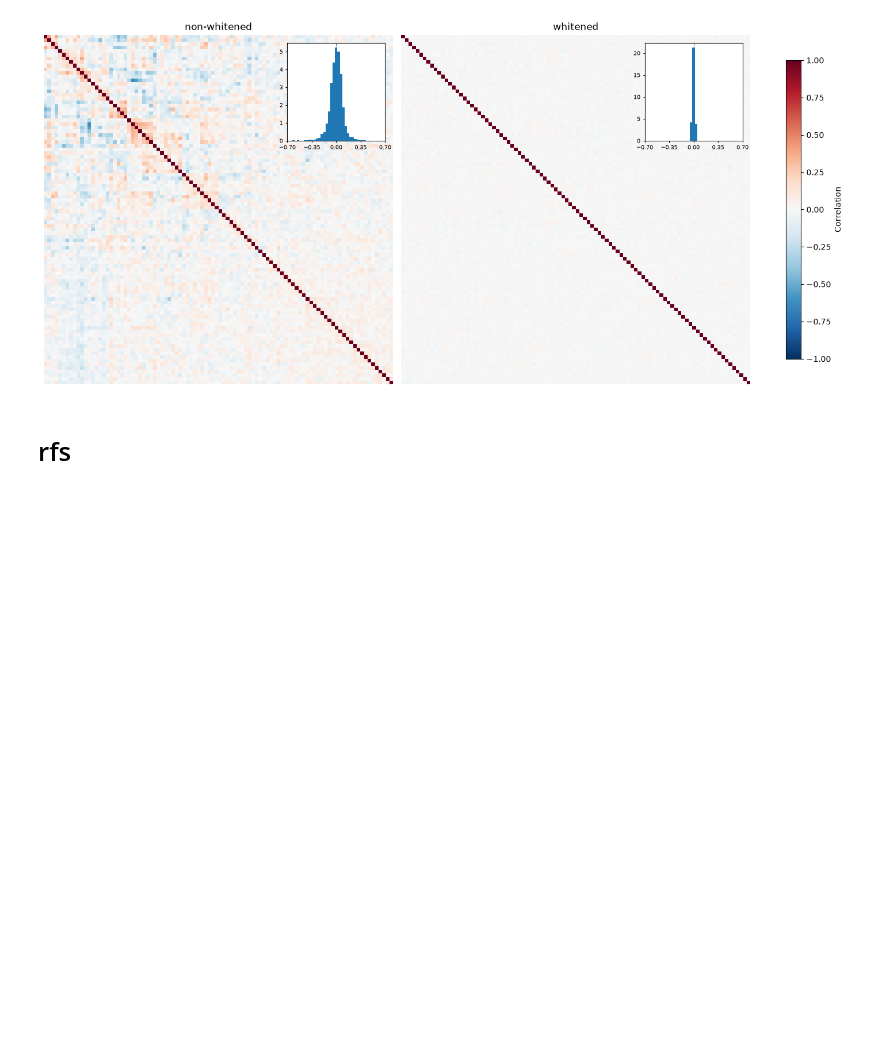
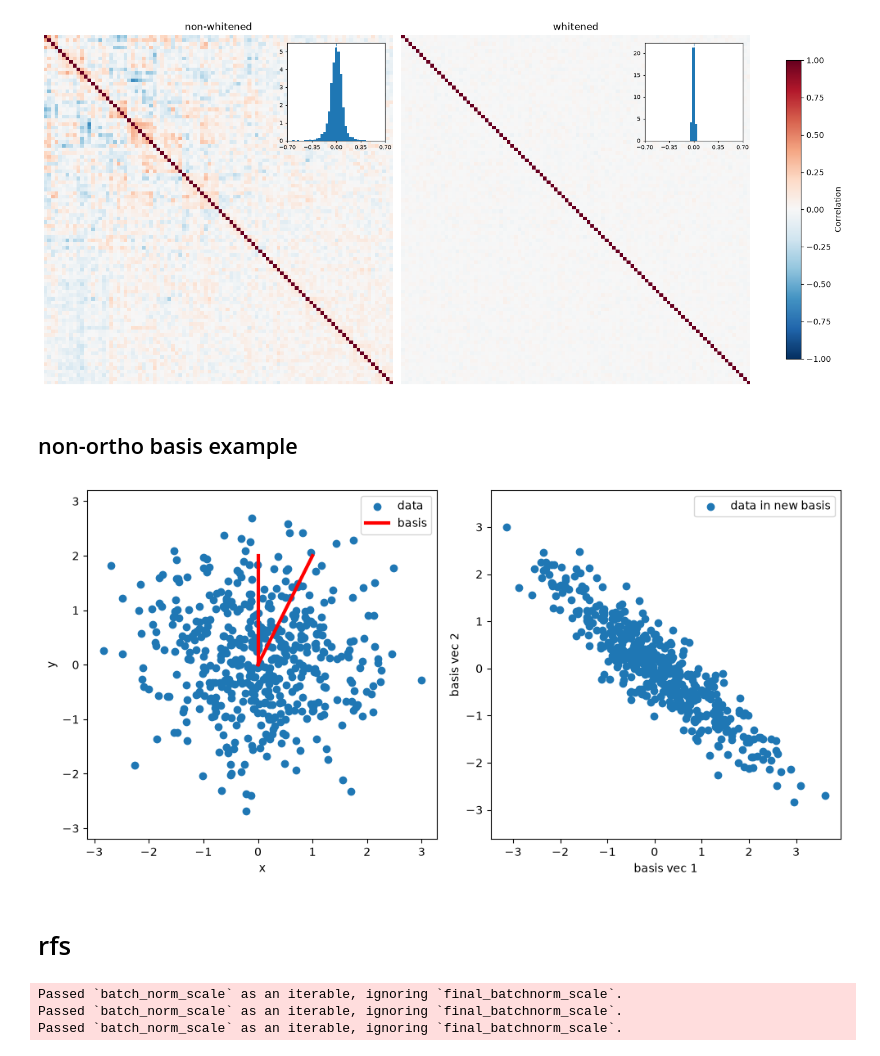
Before and after one commit to NathanSoeding/sensorium, a Jupyter notebook: analysis/paper_plots.ipynb, the cells around one changed output. Saved outputs shown, nothing was run; the diff lists cells and outputs as text; code cells hidden in the pictures; blank space fills up the shorter version.

```diff
--- a/analysis/paper_plots.ipynb
+++ b/analysis/paper_plots.ipynb
@@ -285,8 +285,53 @@ fig, axes = plot_corr_matrices(
 plt.show()
 # %% [output]
 [figure]
+# %% [markdown]
+## non-ortho basis example
+# %%
+X = torch.randn(500, 2)
+B = torch.tensor(
+    [[0, 1],
+     [2, 2]],
+    dtype=torch.float32
+)
+# %%
+fig, axs = plt.subplots(1, 2, figsize=(10, 5))
+axs[0].scatter(X[:, 0], X[:, 1], label='data')
+axs[0].plot([0, B[0, 0]], [0, B[1, 0]], c='r', linewidth=3, label='basis')
+axs[0].plot([0, B[0, 1]], [0, B[1, 1]], c='r', linewidth=3)
+axs[0].axis('equal')
+axs[0].set_xlabel('x')
+axs[0].set_ylabel('y')
+axs[0].legend()
+
+XB = X @ torch.linalg.inv(B).T
+axs[1].scatter(XB[:, 0], XB[:, 1], label='data in new basis')
+axs[1].axis('equal')
+axs[1].set_xlabel('basis vec 1')
+axs[1].set_ylabel('basis vec 2')
+axs[1].legend()
+
+plt.tight_layout()
+plt.show()
+# %% [output]
+[figure, added]
 # %% [markdown]
 # rfs
+# %%
+paths = [
+    '../training/runs/sigma4/sigma4_size17_seed0',
+    '../training/runs/sigma4/sigma4_size17_seed42',
+    '../training/runs/sigma4/sigma4_size17_seed123',
+]
+
+new_models = []
+for path in paths:
+    model = load_model_from_config(path, dataloaders, device, strict=False)
+    new_models.append(model)
+# %% [output]
+Passed `batch_norm_scale` as an iterable, ignoring `final_batchnorm_scale`.
+Passed `batch_norm_scale` as an iterable, ignoring `final_batchnorm_scale`.
+Passed `batch_norm_scale` as an iterable, ignoring `final_batchnorm_scale`.
 # %%
 h, w = 28, 56
 base_grids = []
```
Also changed, not shown: parts of 4 cells of this notebook, 3 other files.
